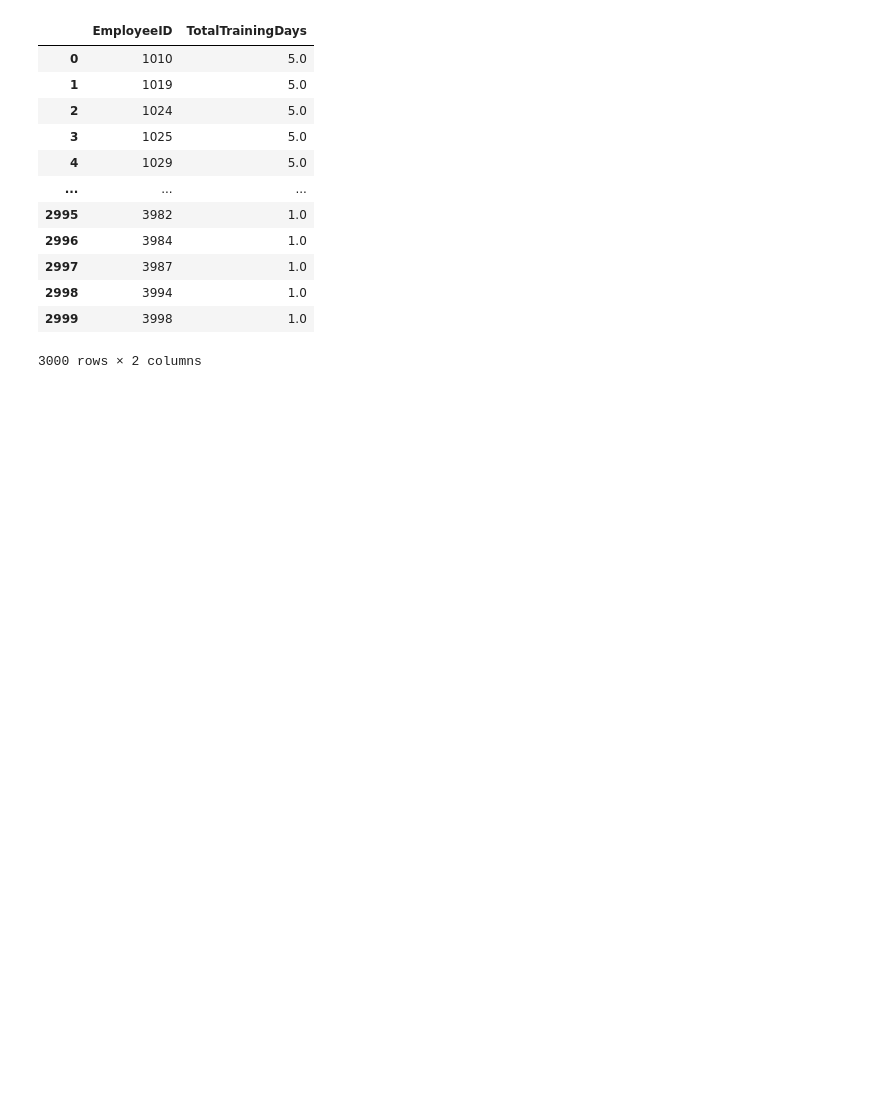
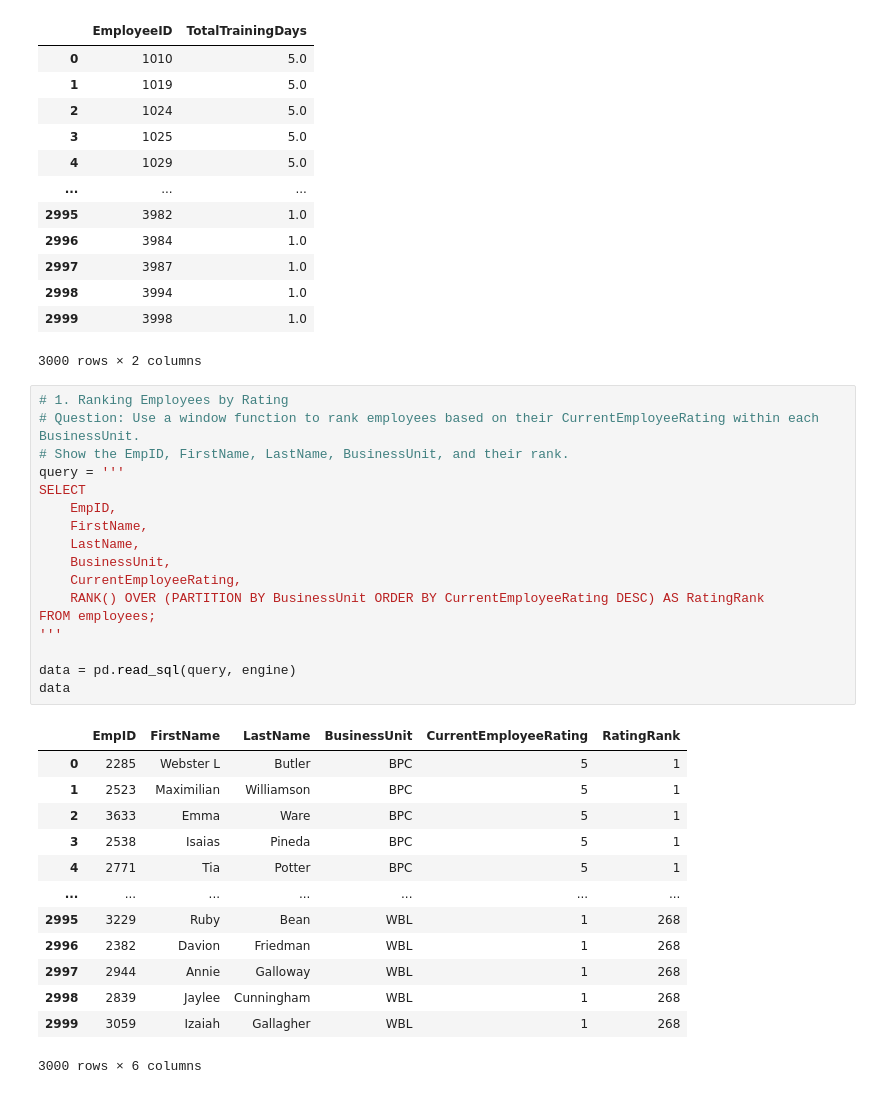
Before and after one commit to ankitlovanshi1/data_engineer, a Jupyter notebook: sql/employee_info.ipynb, the cells around one changed output. Cells and saved outputs as stored; diff of their text form; blank space fills up the shorter version.

Commit message:
Window Funtion question practice

```diff
--- a/sql/employee_info.ipynb
+++ b/sql/employee_info.ipynb
@@ -652,3 +609,34 @@ data
 | 2998 | 3994 | 1.0 |
 | 2999 | 3998 | 1.0 |
 3000 rows × 2 columns
+# %%
+# 1. Ranking Employees by Rating
+# Question: Use a window function to rank employees based on their CurrentEmployeeRating within each BusinessUnit.
+# Show the EmpID, FirstName, LastName, BusinessUnit, and their rank.
+query = '''
+SELECT
+    EmpID,
+    FirstName,
+    LastName,
+    BusinessUnit,
+    CurrentEmployeeRating,
+    RANK() OVER (PARTITION BY BusinessUnit ORDER BY CurrentEmployeeRating DESC) AS RatingRank
+FROM employees;
+'''
+
+data = pd.read_sql(query, engine)
+data
+# %% [output]
+|  | EmpID | FirstName | LastName | BusinessUnit | CurrentEmployeeRating | RatingRank |
+| 0 | 2285 | Webster L | Butler | BPC | 5 | 1 |
+| 1 | 2523 | Maximilian | Williamson | BPC | 5 | 1 |
+| 2 | 3633 | Emma | Ware | BPC | 5 | 1 |
+| 3 | 2538 | Isaias | Pineda | BPC | 5 | 1 |
+| 4 | 2771 | Tia | Potter | BPC | 5 | 1 |
+| ... | ... | ... | ... | ... | ... | ... |
+| 2995 | 3229 | Ruby | Bean | WBL | 1 | 268 |
+| 2996 | 2382 | Davion | Friedman | WBL | 1 | 268 |
+| 2997 | 2944 | Annie | Galloway | WBL | 1 | 268 |
+| 2998 | 2839 | Jaylee | Cunningham | WBL | 1 | 268 |
+| 2999 | 3059 | Izaiah | Gallagher | WBL | 1 | 268 |
+3000 rows × 6 columns
```
Also changed, not shown: parts of 13 cells of this notebook.
